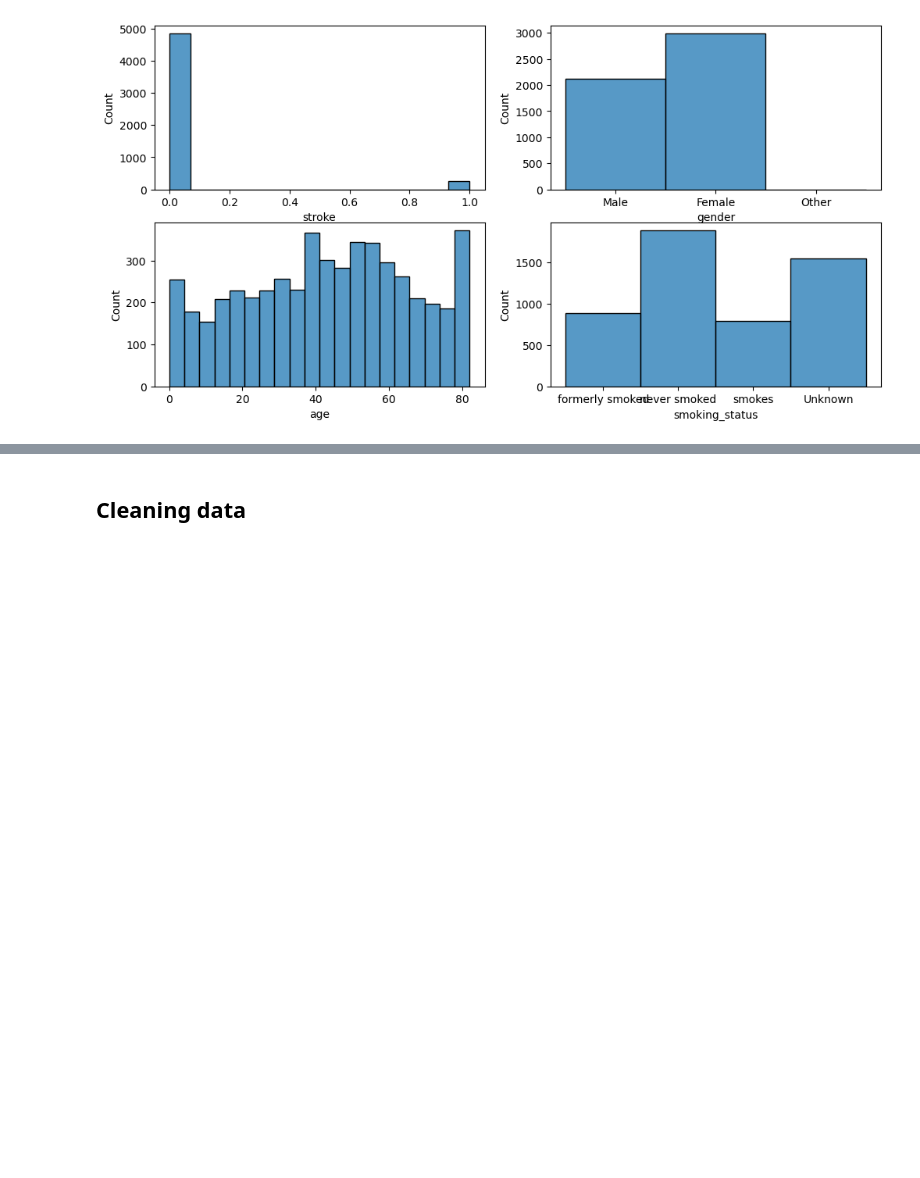
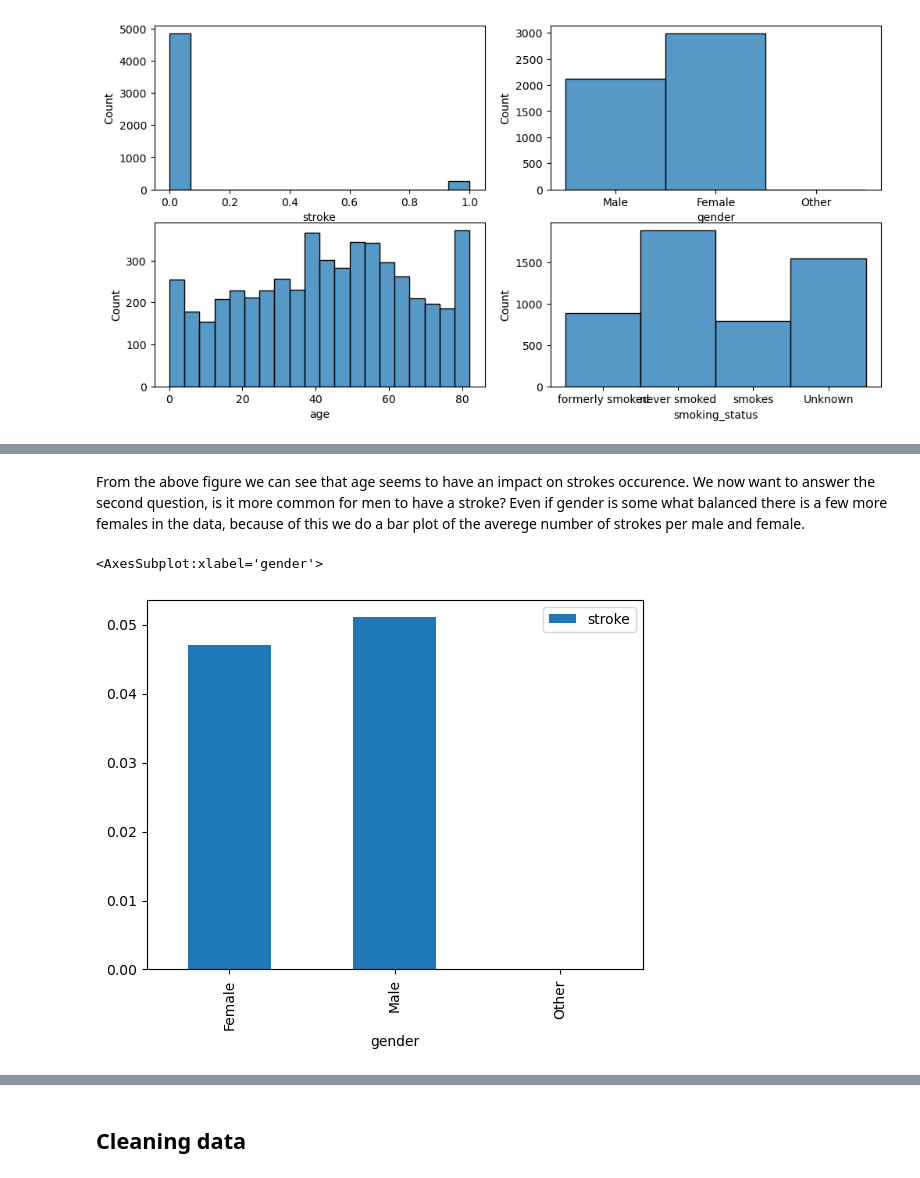
Before and after one commit to majaelm/su-mt4007, a Jupyter notebook: HW3/HW3.ipynb, the cells around one changed output, grey strips where cells are left out. Drawn from its saved outputs; the diff is of its cells as text; code cells hidden in the pictures; blank space fills up the shorter version.

```diff
--- a/HW3/HW3.ipynb
+++ b/HW3/HW3.ipynb
@@ -333,0 +295,7 @@ Three questions that give you insight is:
+# %% [markdown]
+From the above figure we can see that age seems to have an impact on strokes occurence. We now want to answer the second question, is it more common for men to have a stroke? Even if gender is some what balanced there is a few more females in the data, because of this we do a bar plot of the averege number of strokes per male and female.
+# %%
+strokes_df[['gender', 'stroke']].groupby('gender').mean().plot.bar()
+# %% [output]
+<AxesSubplot:xlabel='gender'>
+[figure, added]
```
Also changed, not shown: parts of 39 cells of this notebook.
